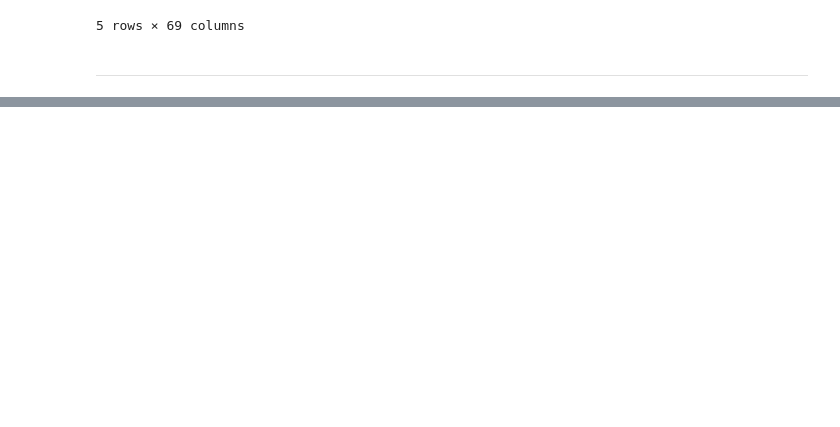
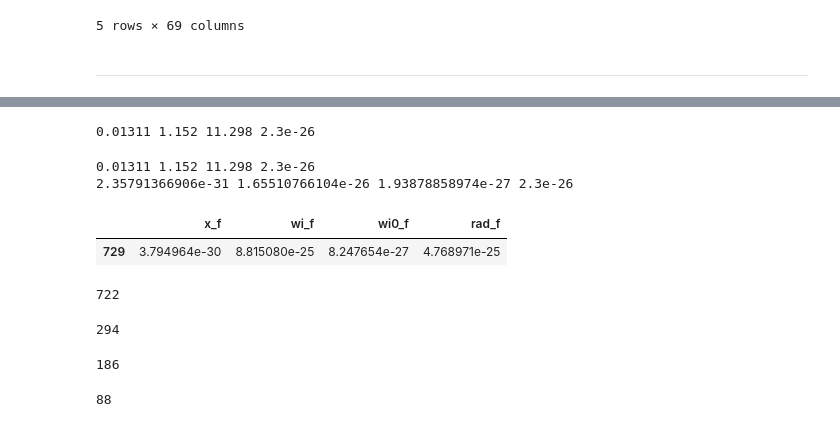
Before and after one commit to leogulus/XRay-Project, a Jupyter notebook: 01_matching_catalog_new.ipynb, the cells around one changed output, grey strips where cells are left out. Saved outputs shown, nothing was run; the diff lists cells and outputs as text; code cells hidden in the pictures; blank space fills up the shorter version.

```diff
--- a/01_matching_catalog_new.ipynb
+++ b/01_matching_catalog_new.ipynb
@@ -1031,3 +1035,5 @@ dfq['chips']=['CHIPS'+i+j for i, j in zip(ra_l, dec_l)]
 dfq.to_csv('/Users/taweewat/Dropbox/Documents/MIT/Observation/chips_name_new.csv')
 # %% [markdown]
 <hr>
+# %%
+dff=pd.read_csv('/Users/taweewat/Dropbox/Documents/MIT/Observation/chips_name_new.csv')
@@ -1033,0 +1056,4 @@ dfq.to_csv('/Users/taweewat/Dropbox/Documents/MIT/Observation/chips_name_new.csv
+# %%
+print np.min(dff.xc), np.min(dff.w4mpro), np.min(dff.k_m_2mass), np.min(dff.rad_f)
+# %% [output]
+0.01311 1.152 11.298 2.3e-26
@@ -1033,0 +1062,11 @@ dfq.to_csv('/Users/taweewat/Dropbox/Documents/MIT/Observation/chips_name_new.csv
+# %%
+print np.min(dff.xc), np.min(dff.w4mpro), np.min(dff.k_m_2mass), np.min(dff.rad_f)
+print np.min(dff.x_f), np.min(dff.wi_f), np.min(dff.wi0_f), np.min(dff.rad_f)
+# %% [output]
+0.01311 1.152 11.298 2.3e-26
+2.35791366906e-31 1.65510766104e-26 1.93878858974e-27 2.3e-26
+# %%
+dff[dff.chips=='CHIPS2344-4243'][['x_f','wi_f','wi0_f','rad_f']]
+# %% [output]
+|  | x_f | wi_f | wi0_f | rad_f |
+| 729 | 3.794964e-30 | 8.815080e-25 | 8.247654e-27 | 4.768971e-25 |
@@ -1033,0 +1075,16 @@ dfq.to_csv('/Users/taweewat/Dropbox/Documents/MIT/Observation/chips_name_new.csv
+# %%
+df=pd.read_csv('/Users/taweewat/Documents/xray_project/ned-result/final_cut7_new.csv'); print len(df)
+# %% [output]
+722
+# %%
+df2=pd.read_csv('/Users/taweewat/Documents/red_sequence/chips_all_obj.csv', index_col=0); print len(df2)
+# %% [output]
+294
+# %%
+np.sum(df2.panstar==True)
+# %% [output]
+186
+# %%
+np.sum(df2.pisco==True)
+# %% [output]
+88
```
Also changed, not shown: parts of 10 cells of this notebook, 6 other files.
